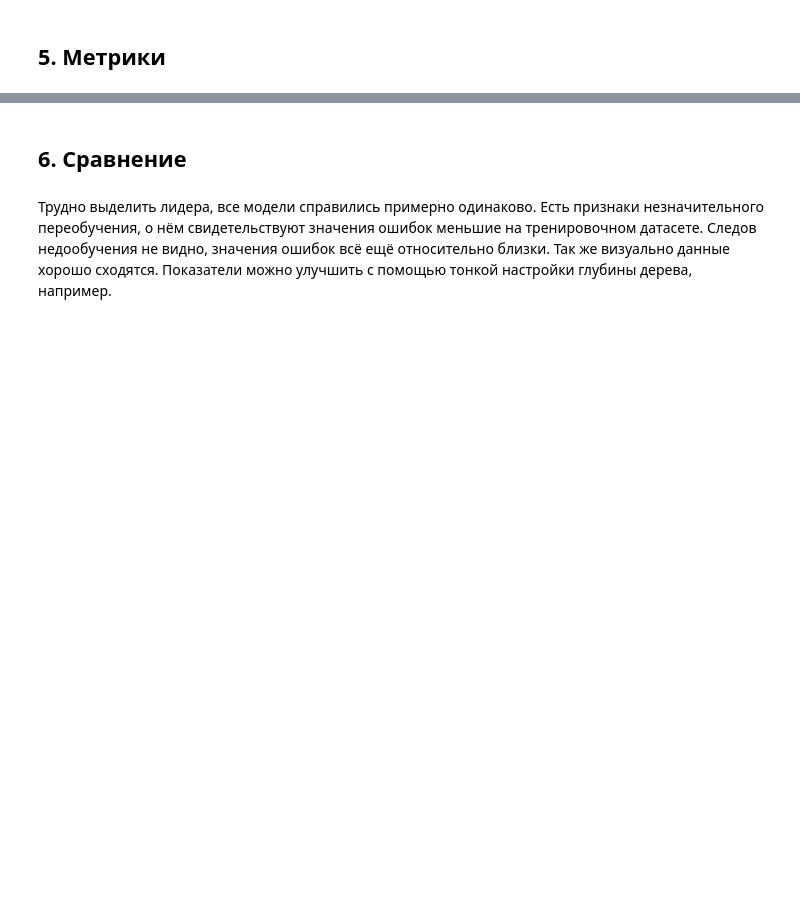
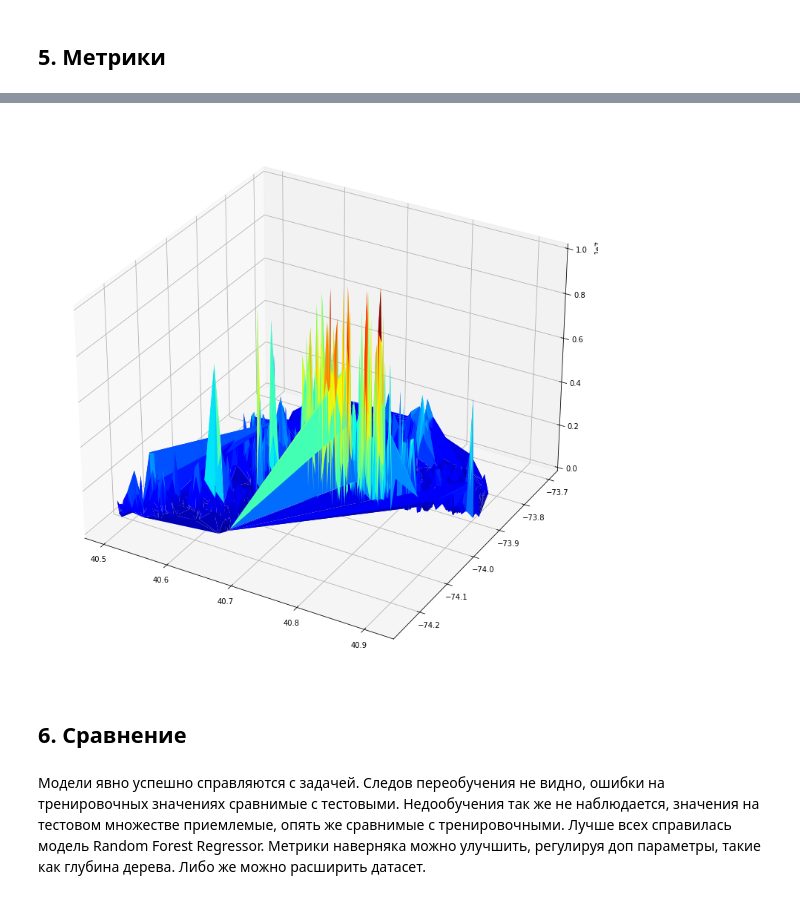
Before and after one commit to 24r3/ann2024, a Jupyter notebook: L3/lab3.ipynb, the cells around one changed output, grey strips where cells are left out. Saved outputs shown, nothing was run; the diff lists cells and outputs as text; code cells hidden in the pictures; blank space fills up the shorter version.

```diff
--- a/L3/lab3.ipynb
+++ b/L3/lab3.ipynb
@@ -83,15 +83,29 @@ data.set_index("PRICE")
 ## 3. Делаем предобработку данных
 # %%
 from sklearn.model_selection import train_test_split
-from sklearn.preprocessing import StandardScaler, MinMaxScaler
+from sklearn.preprocessing import StandardScaler, MinMaxScaler, OneHotEncoder, MinMaxScaler
 import matplotlib.pyplot as plt
 import math
 import numpy as np
-from sklearn.preprocessing import OneHotEncoder
 
-data = data.sample(frac=1)#shuffle
-
+cat_cols = [
+    'TYPE',
+    'ADMINISTRATIVE_AREA_LEVEL_2',
+    'LOCALITY',
+    'SUBLOCALITY',
+]
+num_cols = [
+    'BEDS',
+    'BATH',
+    'PROPERTYSQFT',
+    'LATITUDE',
+    'LONGITUDE'
+]
 X = data.drop(['PRICE'], axis=1)
+cat_cols = X_cat.columns
+X_num = X[num_cols]
+X = X_num.join(X_cat)
 y = np.log(data['PRICE'])
 
-X_train, X_test, y_train, y_test = train_test_split(X, y, test_size=0.2, random_state=17)
+X_train, X_test, y_train, y_test = train_test_split(X, y, test_size=0.2)
+X_train.apply(lambda x: x.nunique())
@@ -365,4 +224,20 @@ Random Forest Regressor
+# %%
+#было интересно на карту взглянуть
+from mpl_toolkits.mplot3d import axes3d
+from mpl_toolkits import mplot3d
+
+x = X['LATITUDE']
+y = X['LONGITUDE']
+z = data['PRICE']
+
+# Plot
+fig, ax = plt.subplots(subplot_kw={'projection': '3d'})
+fig.set_size_inches(18.5, 10.5)
+ax.plot_trisurf(x, y, z, vmin=z.min() * 2, cmap=cm.jet, linewidth=0.1)
+plt.show()
+# %% [output]
+[figure, added]
 # %% [markdown]
 ## 6. Сравнение
 # %% [markdown]
-Трудно выделить лидера, все модели справились примерно одинаково. Есть признаки незначительного переобучения, о нём свидетельствуют значения ошибок меньшие на тренировочном датасете. Следов недообучения не видно, значения ошибок всё ещё относительно близки. Так же визуально данные хорошо сходятся. Показатели можно улучшить с помощью тонкой настройки глубины дерева, например.
+Модели явно успешно справляются с задачей. Следов переобучения не видно, ошибки на тренировочных значениях сравнимые с тестовыми. Недообучения так же не наблюдается, значения на тестовом множестве приемлемые, опять же сравнимые с тренировочными. Лучше всех справилась модель Random Forest Regressor. Метрики наверняка можно улучшить, регулируя доп параметры, такие как глубина дерева. Либо же можно расширить датасет.
```
Also changed, not shown: parts of 21 cells of this notebook.
